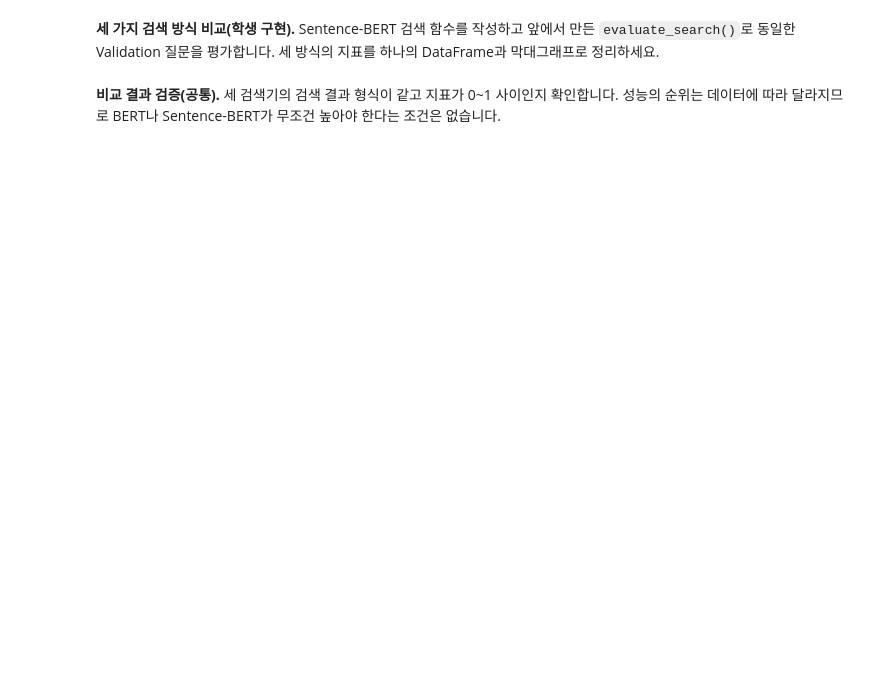
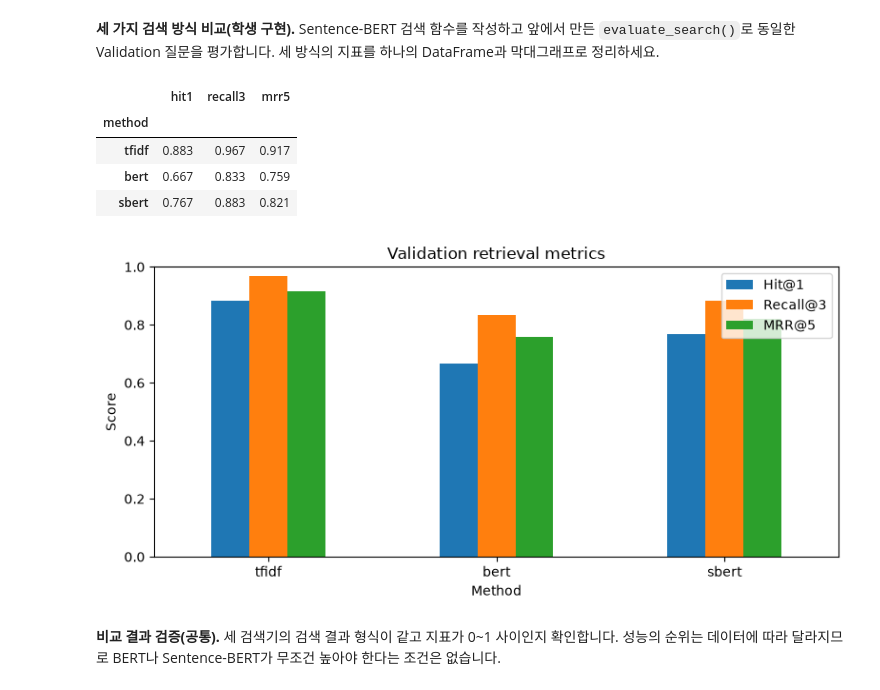
Before and after one commit to kkdcodez/ai-mini-projects, a Jupyter notebook: mini-project-02/code/NLP_BERT_MiniProject.ipynb, the cells around one changed output. Saved outputs shown, nothing was run; the diff lists cells and outputs as text; code cells hidden in the pictures; blank space fills up the shorter version.

```diff
--- a/mini-project-02/code/NLP_BERT_MiniProject.ipynb
+++ b/mini-project-02/code/NLP_BERT_MiniProject.ipynb
@@ -843,18 +919,70 @@ print('SBERT 문서 벡터:', sbert_doc_vectors.shape)
 # %%
 # [학생 구현] CP-08 — Sentence-BERT 검색 + 성능 비교
 
 def search_sbert(query, k=5):
     query = str(query)
-    # TODO 8-1. sbert_query_cache에 query가 있으면 캐시를, 없으면 sbert_model.encode()를 사용하세요.
-    # TODO 8-2. 질문 벡터와 sbert_doc_vectors의 코사인 유사도를 계산하고 top_k_results()로 검색 결과를 반환하세요.
-    raise NotImplementedError('CP-08 SBERT 검색을 구현하세요.')
 
-# TODO 8-3. evaluate_search(search_sbert, valid_df)로 SBERT Validation을 평가하고
-#           결과를 sbert_summary, sbert_detail이라는 이름으로 받으세요.
-# TODO 8-4. tfidf_summary, bert_summary, sbert_summary를 comparison_df로 만드세요.
-#             행: tfidf, bert, sbert / 열: hit1, recall3, mrr5
-# TODO 8-5. comparison_df를 cp08_validation_comparison.csv로 저장하고 막대그래프를 그리세요.
-raise NotImplementedError('CP-08 세 검색 방식의 성능을 비교하세요.')
+    # ### 중요! 검색할 질문을 하나의 임베딩 벡터로 변환합니다.
+    # 공통 코드에서 이미 임베딩을 계산한 질문이라면 캐시에서 가져옵니다.
+    # 처음 들어온 질문이라면 Sentence-BERT를 실행하여 임베딩을 생성합니다.
+    # encode([query])는 질문 1개의 벡터를 (1, 768) 형태로 반환하므로
+    # [0]을 사용하여 (768,) 형태의 질문 벡터를 추출합니다.
+    vector = (sbert_query_cache[query] if query in sbert_query_cache
+              else sbert_model.encode([query], normalize_embeddings=True)[0])
+
+    # ### 중요! CP-05에서 구현한 코사인 유사도 함수를 재사용합니다.
+    # 질문 벡터 1개와 문서 벡터 200개를 비교하여
+    # 문서별 유사도 점수 200개를 계산합니다.
+    scores = cosine_scores(vector, sbert_doc_vectors)
+
+    # CP-02에서 구현한 top_k_results()를 재사용합니다.
+    # 유사도가 가장 높은 문서 k개를 검색 결과로 반환합니다.
+    return top_k_results(scores, corpus_df, k)
+
+
+# ### 중요! CP-07에서 구현한 공통 평가 함수에 search_sbert를 전달합니다.
+# Validation 질문 60개에 대한 검색을 수행하고 평가 지표를 계산합니다.
+# summary: 전체 평균 성능
+# detail: 각 질문의 검색 결과와 평가 지표
+sbert_summary, sbert_detail = evaluate_search(search_sbert, valid_df)
+
+
+# ### 세 검색기의 전체 평균 성능을 하나의 표로 정리합니다.
+# **summary는 각 딕셔너리에 저장된 hit1, recall3, mrr5를
+# 현재 딕셔너리에 펼쳐서 추가하는 문법입니다.
+comparison_df = pd.DataFrame([
+    {'method': 'tfidf', **tfidf_summary},
+    {'method': 'bert', **bert_summary},
+    {'method': 'sbert', **sbert_summary},
+]).set_index('method')
+
+
+# 성능 비교 결과를 CSV 파일로 저장합니다.
+comparison_df.to_csv(TABLES / 'cp08_validation_comparison.csv', encoding='utf-8-sig')
+
+# 소수점 셋째 자리까지 표시하여 성능을 비교합니다.
+display(comparison_df.round(3))
+
+
+# ### 수치를 실제로 계산한 뒤 세 가지 지표를 동일한 그래프에 비교합니다.
+# X축에는 검색 방식, Y축에는 평가 지표의 점수를 표시합니다.
+ax = comparison_df[['hit1', 'recall3', 'mrr5']].plot(kind='bar', figsize=(8, 4), rot=0)
+
+# 세 지표 모두 0~1 사이의 값이므로 Y축 범위를 동일하게 설정합니다.
+ax.set(title='Validation retrieval metrics', xlabel='Method', ylabel='Score', ylim=(0, 1))
+ax.legend(['Hit@1', 'Recall@3', 'MRR@5'])
+
+# 그래프를 이미지 파일로 저장하고 화면에 출력합니다.
+plt.tight_layout()
+plt.savefig(FIGURES / 'cp08_validation_comparison.png', dpi=140, bbox_inches='tight')
+plt.show()
+# %% [output]
+|  | hit1 | recall3 | mrr5 |
+| method |  |  |  |
+| tfidf | 0.883 | 0.967 | 0.917 |
+| bert | 0.667 | 0.833 | 0.759 |
+| sbert | 0.767 | 0.883 | 0.821 |
+[figure, added]
 # %% [markdown]
 **비교 결과 검증(공통).** 세 검색기의 검색 결과 형식이 같고 지표가 0~1 사이인지 확인합니다. 성능의 순위는 데이터에 따라 달라지므로 BERT나 Sentence-BERT가 무조건 높아야 한다는 조건은 없습니다.
 # %%
```
Also changed, not shown: parts of 15 cells of this notebook.
